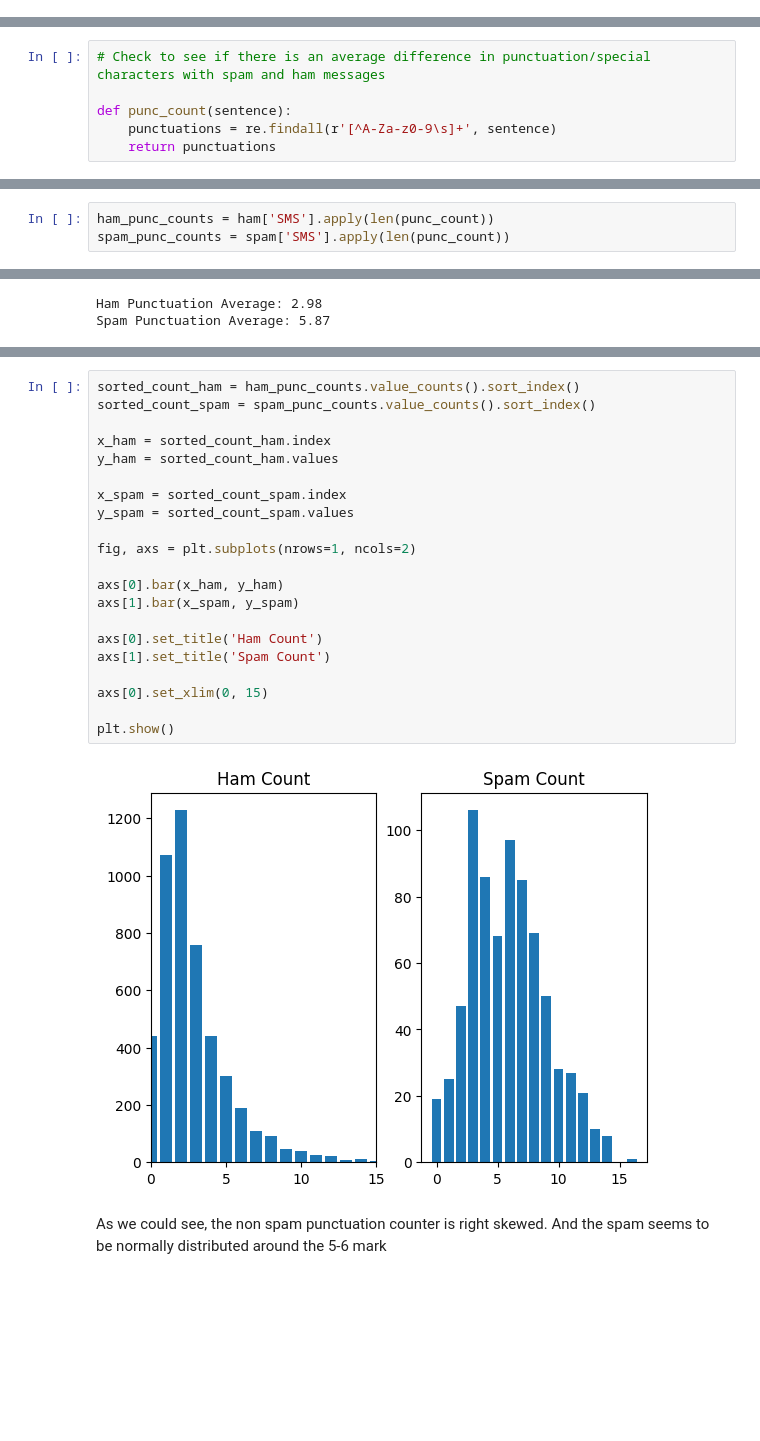
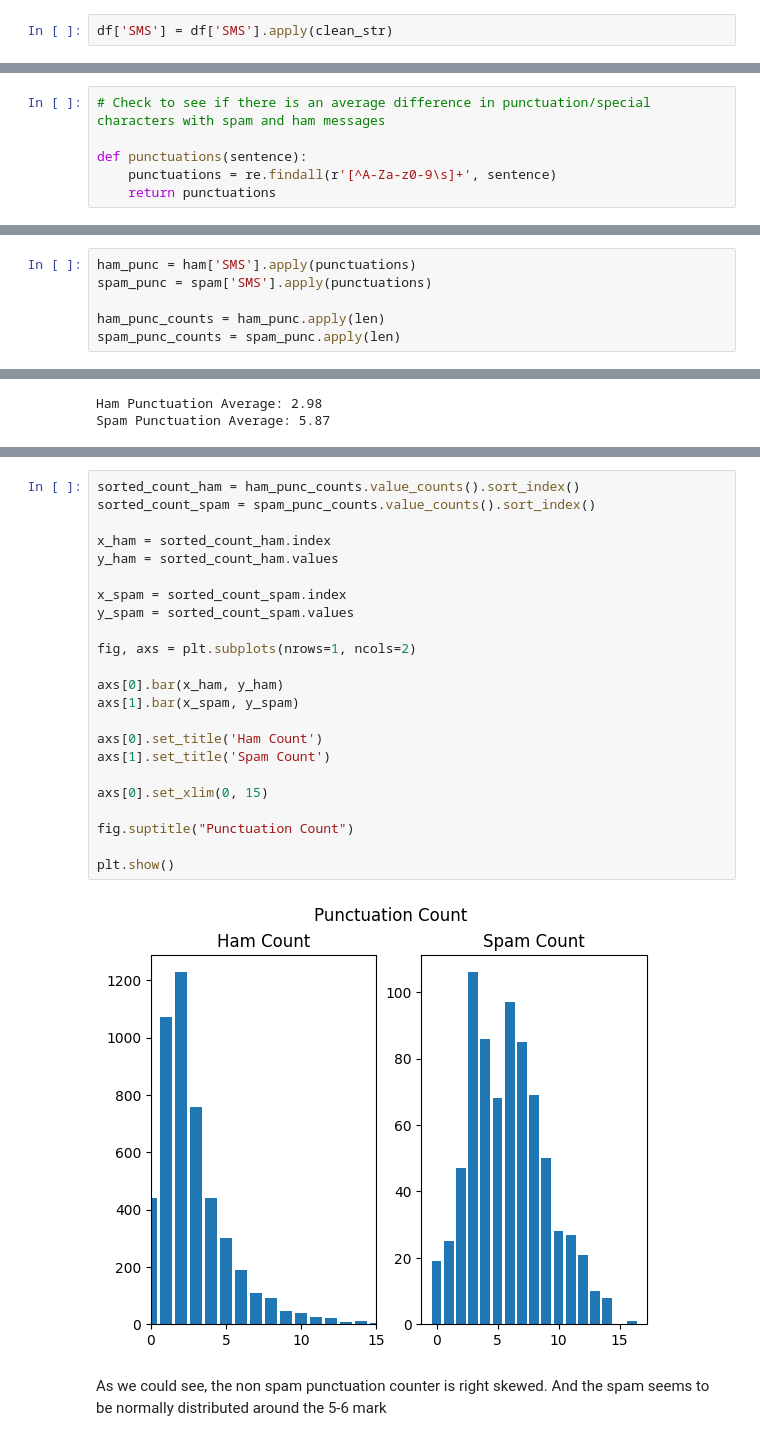
Before and after one commit to RafaelGMedina/spam-detection, a Jupyter notebook: main_jupyter.ipynb, the cells around one changed output, grey strips where cells are left out. Drawn from its saved outputs; the diff is of its cells as text; blank space fills up the shorter version.

```diff
--- a/main_jupyter.ipynb
+++ b/main_jupyter.ipynb
@@ -27,6 +28,8 @@ def clean_str(txt):
     return txt
 # %% [markdown]
 # EDA
+# %%
+df['SMS'] = df['SMS'].apply(clean_str)
 # %%
 # Split
 spam = df[df['Class'] == 'spam']
@@ -44,6 +47,6 @@ Very skewed ratio between spam and ham that we have to work with. This will need
 # %%
 # Check to see if there is an average difference in punctuation/special characters with spam and ham messages
 
-def punc_count(sentence):
+def punctuations(sentence):
     punctuations = re.findall(r'[^A-Za-z0-9\s]+', sentence)
     return punctuations
@@ -50,6 +69,9 @@ def punc_count(sentence):
 # %%
-ham_punc_counts = ham['SMS'].apply(len(punc_count))
-spam_punc_counts = spam['SMS'].apply(len(punc_count))
+ham_punc = ham['SMS'].apply(punctuations)
+spam_punc = spam['SMS'].apply(punctuations)
+
+ham_punc_counts = ham_punc.apply(len)
+spam_punc_counts = spam_punc.apply(len)
 # %%
 print(f'Ham Punctuation Average: {ham_punc_counts.mean():.2f}\nSpam Punctuation Average: {spam_punc_counts.mean():.2f}')
 # %% [output]
@@ -88,25 +150,27 @@ There also doesn't seem to be many region specific symbols, like the pound symbo
 # %%
 sorted_count_ham = ham_punc_counts.value_counts().sort_index()
 sorted_count_spam = spam_punc_counts.value_counts().sort_index()
 
 x_ham = sorted_count_ham.index
 y_ham = sorted_count_ham.values
 
 x_spam = sorted_count_spam.index
 y_spam = sorted_count_spam.values
 
 fig, axs = plt.subplots(nrows=1, ncols=2)
 
 axs[0].bar(x_ham, y_ham)
 axs[1].bar(x_spam, y_spam)
 
 axs[0].set_title('Ham Count')
 axs[1].set_title('Spam Count')
 
 axs[0].set_xlim(0, 15)
 
+fig.suptitle("Punctuation Count")
+
 plt.show()
 # %% [output]
-[figure, old version]
+[figure, new version]
 # %% [markdown]
 As we could see, the non spam punctuation counter is right skewed. And the spam seems to be normally distributed around the 5-6 mark
```
Also changed, not shown: parts of 10 cells of this notebook, 4 other files.
